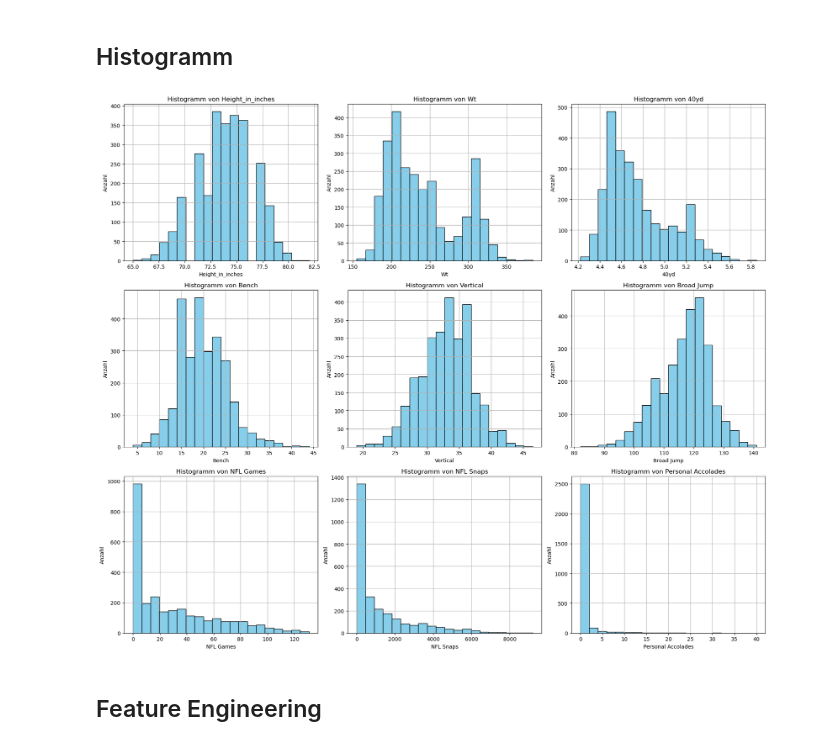
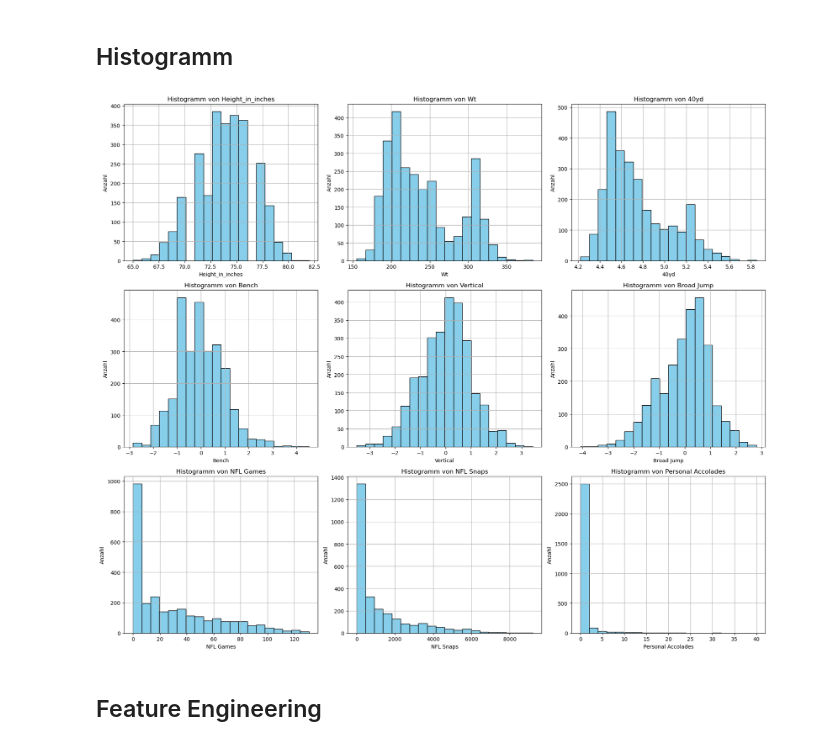
Before and after one commit to KypleeFearz/NFL_Bachelor, a Jupyter notebook: EDA.ipynb, the cells around one changed output. Drawn from its saved outputs; the diff is of its cells as text; code cells hidden in the pictures.

```diff
--- a/EDA.ipynb
+++ b/EDA.ipynb
@@ -213,29 +214,34 @@ Name: count, dtype: int64
 # %%
 # Die Excel-Datei einlesen
 combined_df = pd.read_excel(file_path)
 
 # Variablen für die Verteilungsanalyse auswählen
 selected_variables = ['Height_in_inches', 'Wt', '40yd', 'Bench', 'Vertical', 'Broad Jump', 'NFL Games', 'NFL Snaps', 'Personal Accolades']
 
 # Überprüfen, ob alle Variablen im DataFrame vorhanden sind
 missing_vars = [var for var in selected_variables if var not in combined_df.columns]
 if missing_vars:
     raise ValueError(f"Die folgenden Variablen fehlen im DataFrame: {missing_vars}")
+
+# Variablen Bench, Vertical und Broad Jump normalisieren
+normalized_vars = ['Bench', 'Vertical', 'Broad Jump']
+for var in normalized_vars:
+    combined_df[var] = zscore(combined_df[var])
 
 # Histogramme für die ausgewählten Variablen erstellen
 plt.figure(figsize=(18, 15))  # Vergrößerung des Figure-Layouts
 rows = (len(selected_variables) + 1) // 3  # Berechnung der benötigten Zeilenanzahl für Subplots
 for i, var in enumerate(selected_variables, 1):
     plt.subplot(rows, 3, i)  # Anpassung an die Anzahl der Variablen
     combined_df[var].hist(bins=20, color='skyblue', edgecolor='black')
     plt.title(f'Histogramm von {var}')
     plt.xlabel(var)
     plt.ylabel('Anzahl')
 
 plt.tight_layout()
 plt.show()
 # %% [output]
-[figure, old version]
+[figure, new version]
 # %% [markdown]
 ## Feature Engineering
 # %%
```
Also changed, not shown: parts of 2 cells of this notebook.
